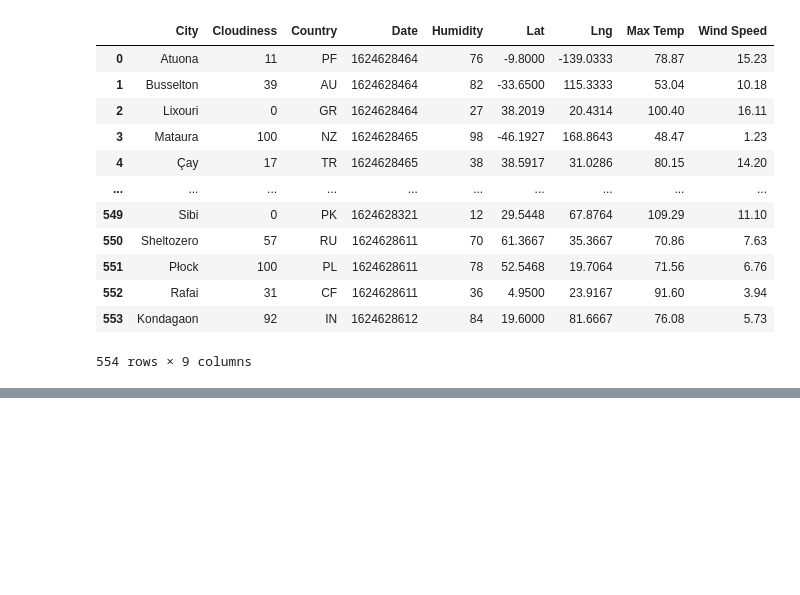
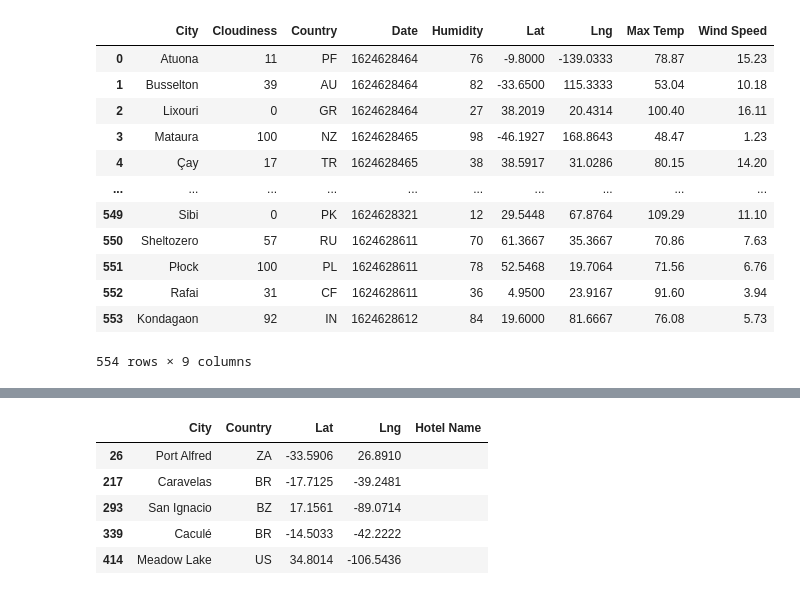
Before and after one commit to mikecip10/PythonAPIs-Homework, a Jupyter notebook: VacationPy/VacationPY.ipynb, the cells around one changed output, grey strips where cells are left out. Drawn from its saved outputs; the diff is of its cells as text; code cells hidden in the pictures; blank space fills up the shorter version.

```diff
--- a/VacationPy/VacationPY.ipynb
+++ b/VacationPy/VacationPY.ipynb
@@ -44,0 +56,11 @@ fig
+# %%
+hotel_df = city_df.loc[:,["City","Country", "Lat", "Lng"]]
+hotel_df["Hotel Name"] = ""
+hotel_df
+# %% [output]
+|  | City | Country | Lat | Lng | Hotel Name |
+| 26 | Port Alfred | ZA | -33.5906 | 26.8910 |  |
+| 217 | Caravelas | BR | -17.7125 | -39.2481 |  |
+| 293 | San Ignacio | BZ | 17.1561 | -89.0714 |  |
+| 339 | Caculé | BR | -14.5033 | -42.2222 |  |
+| 414 | Meadow Lake | US | 34.8014 | -106.5436 |  |
```
Also changed, not shown: parts of 5 cells of this notebook, 3 other files.
